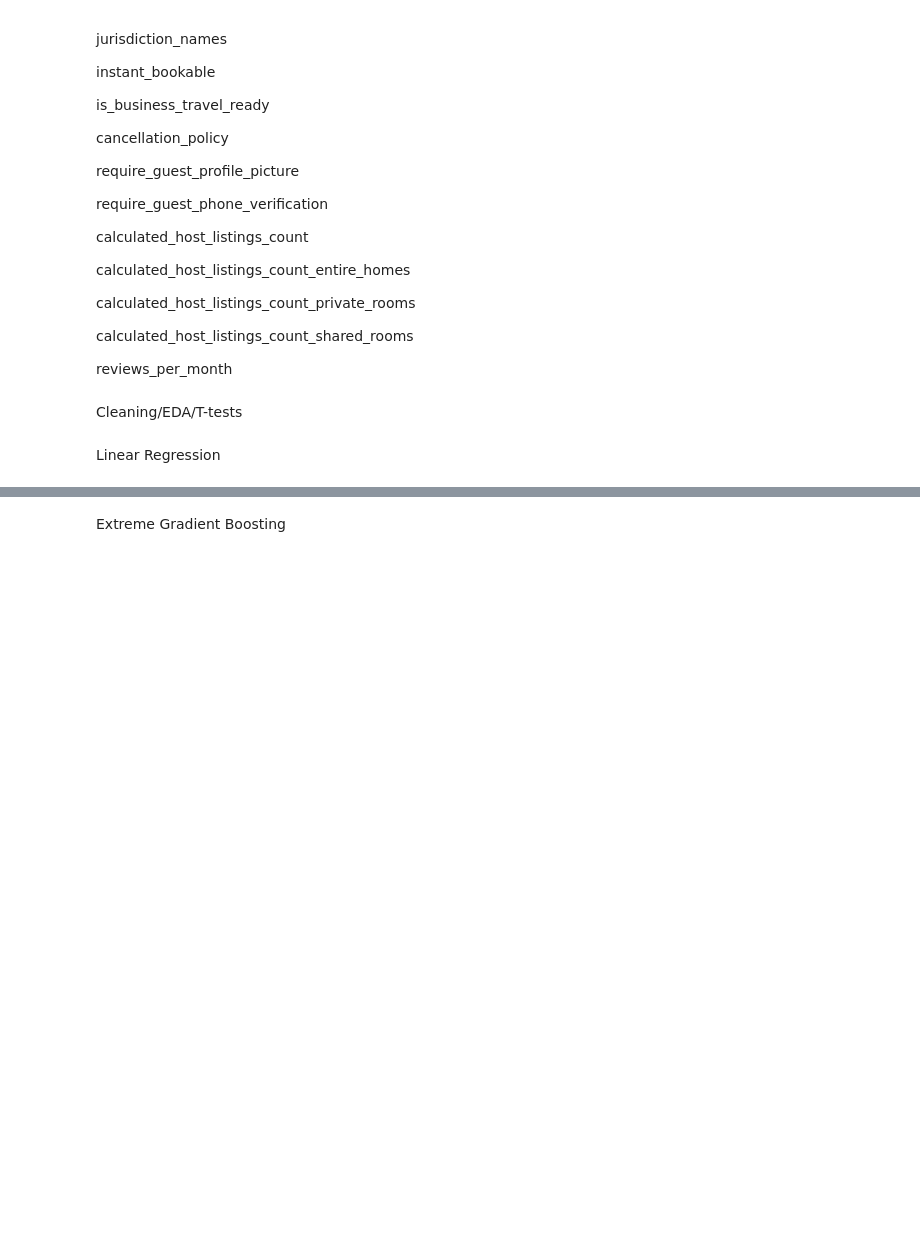
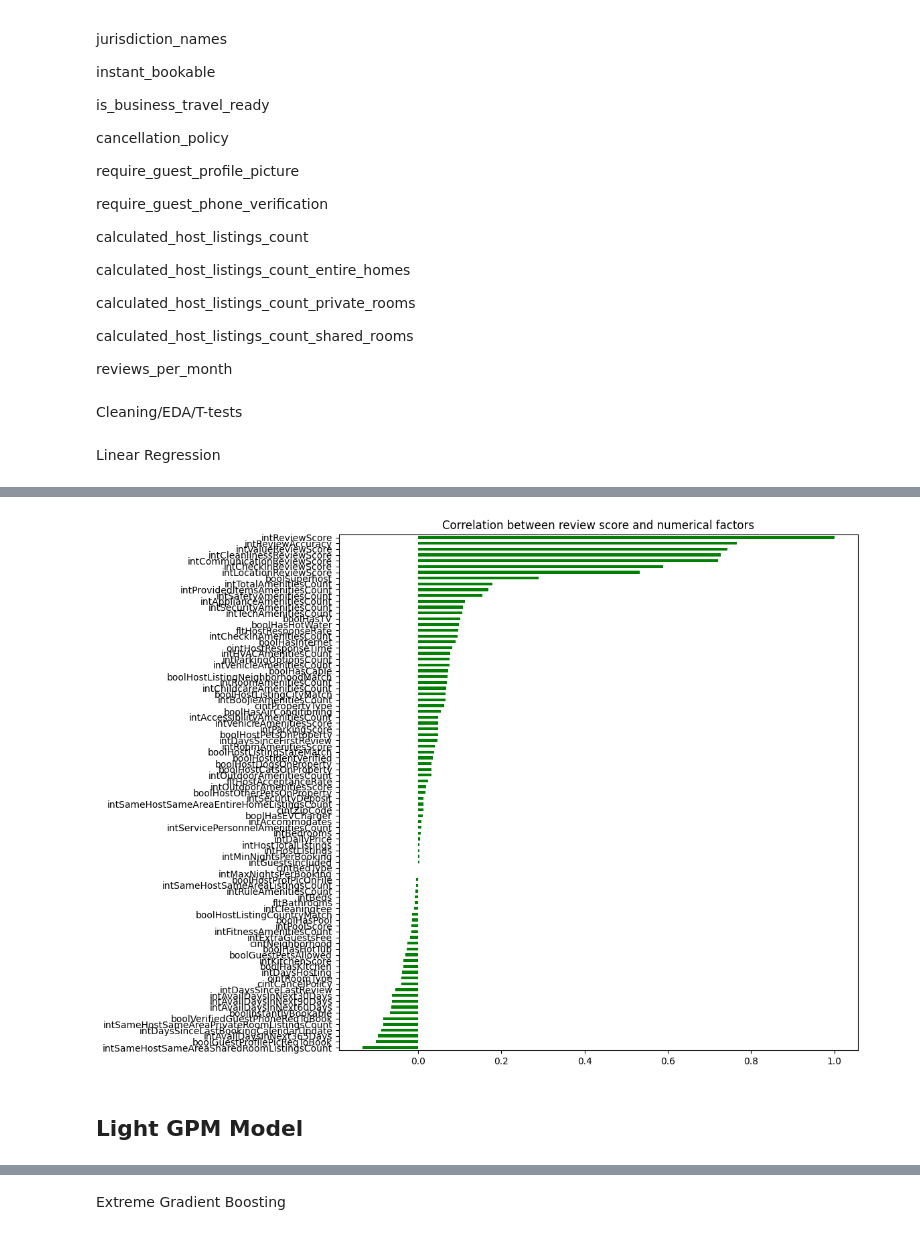
Before and after one commit to shipleydm/IS8036_PROJECT, a Jupyter notebook: IS8036.ipynb, the cells around one changed output, grey strips where cells are left out. Cells and saved outputs as stored; diff of their text form; code cells hidden in the pictures; blank space fills up the shorter version.

```diff
--- a/IS8036.ipynb
+++ b/IS8036.ipynb
@@ -281,0 +397,5 @@ Linear Regression
+# %%
+# below is just out of curiosity
+df_train[col].corr() ['intReviewScore'].sort_values(ascending=True).dropna().plot(kind='barh', figsize=(10,10), color='green');
+plt.title('Correlation between review score and numerical factors');
+# %% [output]
@@ -281,0 +403,3 @@ Linear Regression
+[figure, added]
+# %% [markdown]
+## Light GPM Model
```
Also changed, not shown: parts of 20 cells of this notebook.
